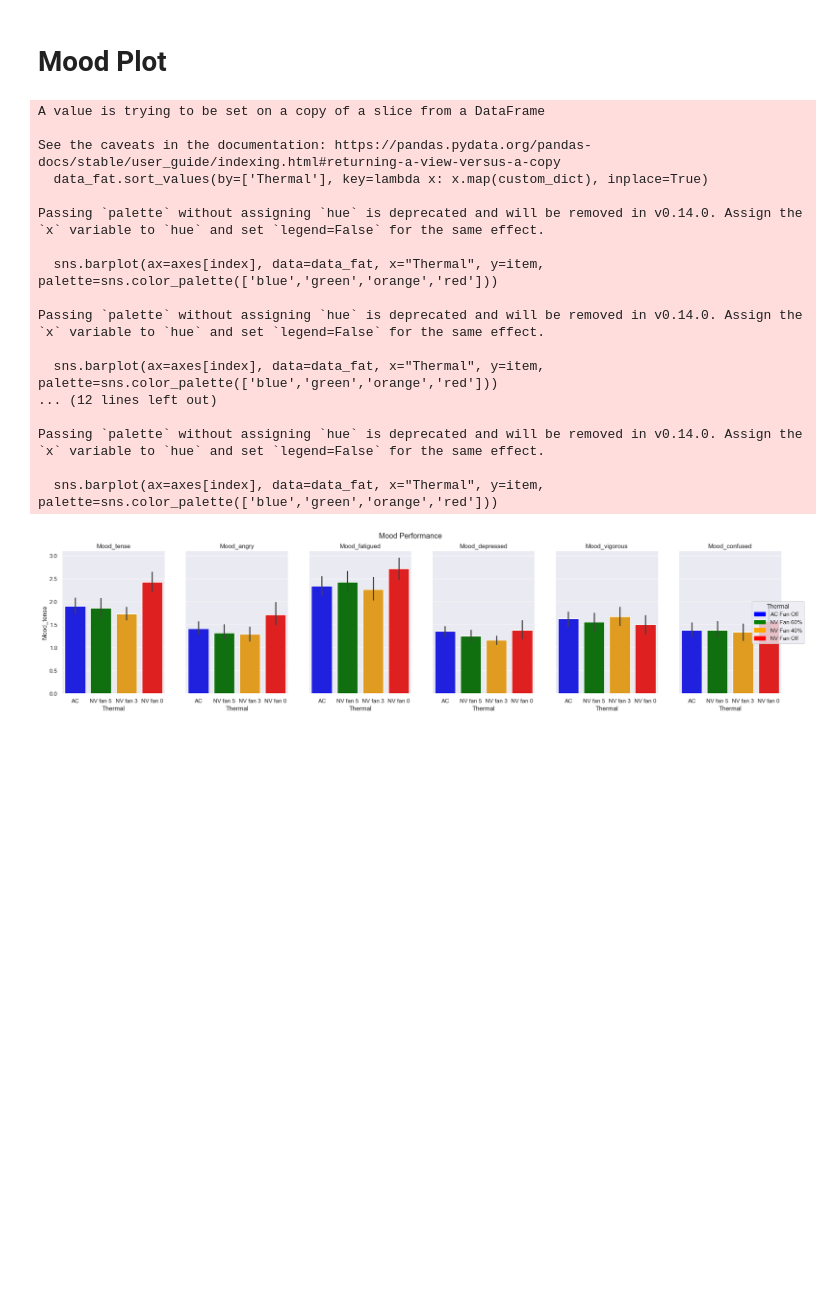
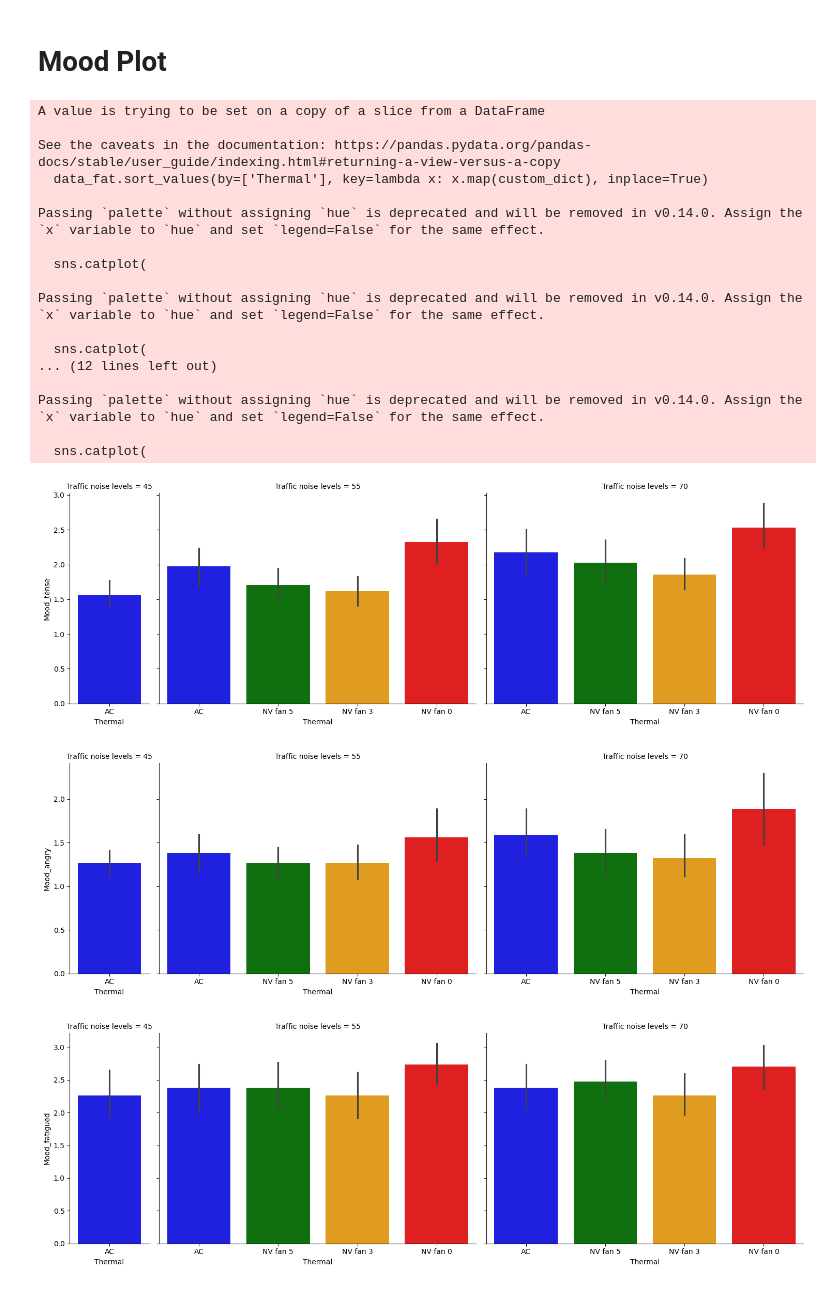
Before and after one commit to afifhrz/cognitive_learning, a Jupyter notebook: 15_noise_sensitivity_HRV_and_barplot/histoplot.ipynb, the cells around one changed output. Cells and saved outputs as stored; diff of their text form; code cells hidden in the pictures; blank space fills up the shorter version.

```diff
--- a/15_noise_sensitivity_HRV_and_barplot/histoplot.ipynb
+++ b/15_noise_sensitivity_HRV_and_barplot/histoplot.ipynb
@@ -39,22 +20,24 @@ col_x = [
     'Fatigue_PhysicalDiscomfort', 'Fatigue_LackofMotivation',
     'Fatigue_Sleepiness', 'Fatigue_LackofEnergy'
     ]
-group = ['Thermal']
+group = ['Thermal', 'Traffic noise levels']
 data_fat = data[col_x+group]
 
 custom_dict = {'AC':1, 'NV fan 5':2, 'NV fan 3':3,'NV fan 0':4,}
 data_fat.sort_values(by=['Thermal'], key=lambda x: x.map(custom_dict), inplace=True)
 data_fat.reset_index(inplace=True)
 
-fig, axes = plt.subplots(1, len(col_x), figsize=(25, 5), sharey=True)
-fig.suptitle('Fatigue Performance')
-
 for index, item in enumerate(col_x):
-    sns.barplot(ax=axes[index], data=data_fat, x="Thermal", y=item, palette=sns.color_palette(['blue','green','orange','red']))
-    axes[index].set_title(item)
-
-plt.legend(title='Thermal', loc='center right', labels=["AC Fan Off","NV Fan 60%", "NV Fan 40%", "NV Fan Off"], bbox_to_anchor=(1.25,.5), handles=[blue_patch, green_patch, orange_patch, red_patch])
-plt.show(fig)
+    sns.catplot(
+        data=data_fat,
+        x='Thermal',
+        y=item,
+        col='Traffic noise levels', kind='bar',
+        palette=sns.color_palette(['blue','green','orange','red']),
+        facet_kws={'gridspec_kws':{'width_ratios': [1, 4, 4]}},
+        sharex=False,
+        legend=False
+    )
 # %% [output]
 A value is trying to be set on a copy of a slice from a DataFrame
 
@@ -81,43 +68,47 @@ blue_patch = mpatches.Patch(color='blue', label="AC Fan Off")
 green_patch = mpatches.Patch(color='green', label="NV Fan 60%")
 orange_patch = mpatches.Patch(color='orange', label="NV Fan 40%")
 red_patch = mpatches.Patch(color='red', label="NV Fan Off")
 
 col_x = [
     'Mood_tense', 'Mood_angry', 'Mood_fatigued', 'Mood_depressed',
     'Mood_vigorous', 'Mood_confused',
     ]
-group = ['Thermal']
+group = ['Thermal', "Traffic noise levels"]
 data_fat = data[col_x+group]
 
 custom_dict = {'AC':1, 'NV fan 5':2, 'NV fan 3':3,'NV fan 0':4,}
 data_fat.sort_values(by=['Thermal'], key=lambda x: x.map(custom_dict), inplace=True)
 data_fat.reset_index(inplace=True)
 
-fig, axes = plt.subplots(1, len(col_x), figsize=(25, 5), sharey=True)
-fig.suptitle('Mood Performance')
-
 for index, item in enumerate(col_x):
-    sns.barplot(ax=axes[index], data=data_fat, x="Thermal", y=item, palette=sns.color_palette(['blue','green','orange','red']))
-    axes[index].set_title(item)
-
-plt.legend(title='Thermal', loc='center right', labels=["AC Fan Off","NV Fan 60%", "NV Fan 40%", "NV Fan Off"], bbox_to_anchor=(1.25,.5), handles=[blue_patch, green_patch, orange_patch, red_patch])
-plt.show(fig)
+    sns.catplot(
+        data=data_fat,
+        x='Thermal',
+        y=item,
+        col='Traffic noise levels', kind='bar',
+        palette=sns.color_palette(['blue','green','orange','red']),
+        facet_kws={'gridspec_kws':{'width_ratios': [1, 4, 4]}},
+        sharex=False,
+        legend=False
+    )
 # %% [output]
 A value is trying to be set on a copy of a slice from a DataFrame
 
 See the caveats in the documentation: https://pandas.pydata.org/pandas-docs/stable/user_guide/indexing.html#returning-a-view-versus-a-copy
   data_fat.sort_values(by=['Thermal'], key=lambda x: x.map(custom_dict), inplace=True)
 
 Passing `palette` without assigning `hue` is deprecated and will be removed in v0.14.0. Assign the `x` variable to `hue` and set `legend=False` for the same effect.
 
-  sns.barplot(ax=axes[index], data=data_fat, x="Thermal", y=item, palette=sns.color_palette(['blue','green','orange','red']))
+  sns.catplot(
 
 Passing `palette` without assigning `hue` is deprecated and will be removed in v0.14.0. Assign the `x` variable to `hue` and set `legend=False` for the same effect.
 
-  sns.barplot(ax=axes[index], data=data_fat, x="Thermal", y=item, palette=sns.color_palette(['blue','green','orange','red']))
+  sns.catplot(
 ... (12 lines left out)
 
 Passing `palette` without assigning `hue` is deprecated and will be removed in v0.14.0. Assign the `x` variable to `hue` and set `legend=False` for the same effect.
 
-  sns.barplot(ax=axes[index], data=data_fat, x="Thermal", y=item, palette=sns.color_palette(['blue','green','orange','red']))
+  sns.catplot(
-[figure, old version]
+[figure, new version]
+[figure, added]
+[figure, added]
```
Also changed, not shown: parts of 5 cells of this notebook, 8 other files.
